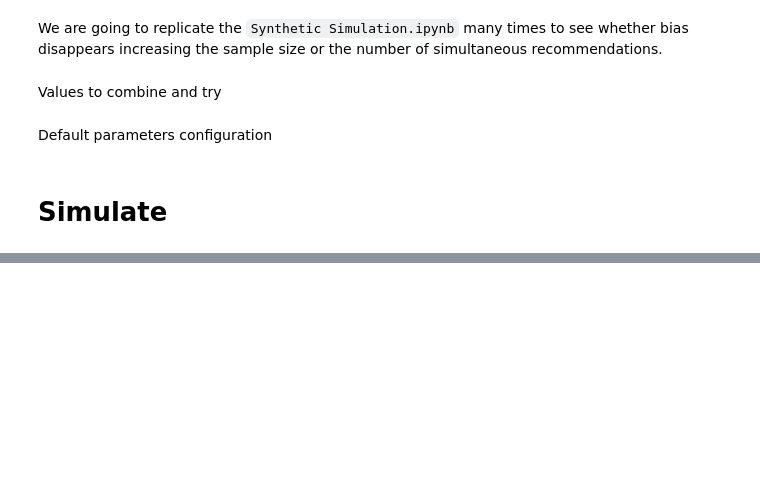
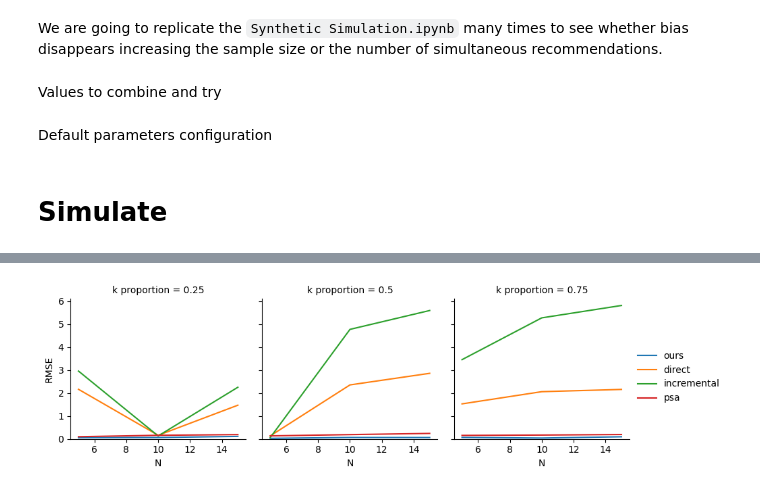
Before and after one commit to aleixrvr/diff_impact_items, a Jupyter notebook: Sample Sizes Study.ipynb, the cells around one changed output, grey strips where cells are left out. Drawn from its saved outputs; the diff is of its cells as text; code cells hidden in the pictures; blank space fills up the shorter version.

```diff
--- a/Sample Sizes Study.ipynb
+++ b/Sample Sizes Study.ipynb
@@ -28,7 +28,7 @@ k_prop_values = [0.25, 0.5, 0.75]
 # %% [markdown]
 Default parameters configuration
 # %%
-n_jobs = 2
+n_jobs = 6
 
 patients_n = 50000
 sessions_n = 2
@@ -100,7 +100,7 @@ def simulate(items_n, k):
     })
 
     outcomes = df.groupby('user_id').apply(lambda x:
-        (sum(x['item']*x['consumed']) +
+        (sum(x['item']*x['consumed'])/items_n +
         mean(x['patient_type'])*enthusiast_effect +
         normal(size=1, scale=delta))[0]
     ).reset_index()
@@ -115,7 +115,7 @@ def calculate_expected(recs, items_n):
     expected_compliers = base_consumption*(1-prob_enthusiast) + (base_consumption + inc_enth_cons)*prob_enthusiast
     for item_1 in range(items_n):
         for item_2 in range(items_n):
-            expected_diff_items[item_1, item_2] = (item_1 - item_2)*expected_compliers
+            expected_diff_items[item_1, item_2] = (item_1 - item_2)*expected_compliers/items_n
 
     expected_diff_items = pd.DataFrame(expected_diff_items)
     return(expected_diff_items)
@@ -292,6 +294,6 @@ results = pd.DataFrame({
     'ours': [x['rmse_method'] for x in results_],
     'direct': [x['rmse_direct'] for x in results_],
     'incremental': [x['rmse_direct_incremental'] for x in results_],
-    'ipw': [x['rmse_ipw'] for x in results_]
+    'psa': [x['rmse_ipw'] for x in results_]
 })
 results
@@ -298,7 +311,9 @@ results
 # %%
-results_ = results.melt(id_vars = ['items_n', 'k_prop'], value_vars = ['ours', 'direct', 'incremental', 'ipw'])
-results_ = results_.rename(columns={'value': 'RMSE', 'items_n': 'N', 'variable': 'method', 'k_prop': "k proportion"})
-g = sns.FacetGrid(results_, col="k proportion")
+results_plot = results.melt(id_vars = ['items_n', 'k_prop'], value_vars = ['ours', 'direct', 'incremental', 'psa'])
+results_plot = results_plot.rename(columns={'value': 'RMSE', 'items_n': 'N', 'variable': 'method', 'k_prop': "k proportion"})
+g = sns.FacetGrid(results_plot, col="k proportion")
 g.map(sns.lineplot, "N", "RMSE", 'method').add_legend()
 plt.ylim(0)
 plt.savefig('items_n_comparison.png')
+# %% [output]
+[figure, added]
```
Also changed, not shown: parts of 2 cells of this notebook, 1 other file.
